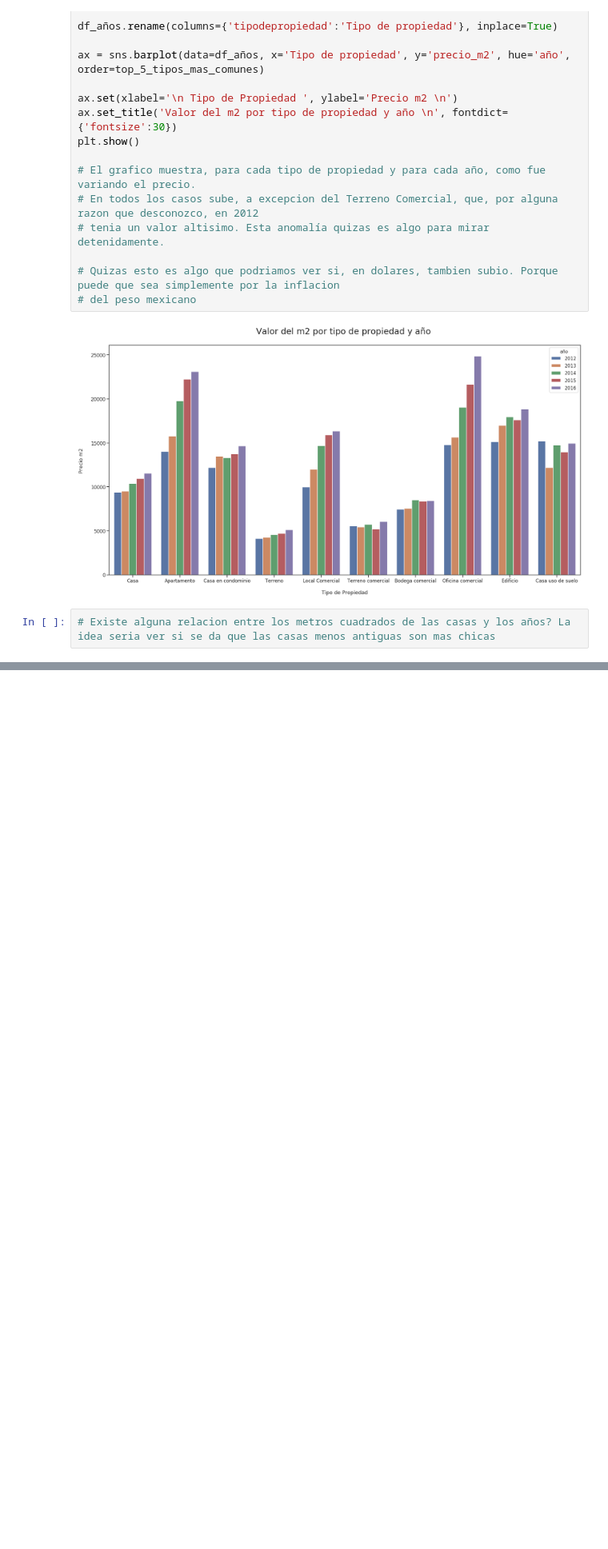
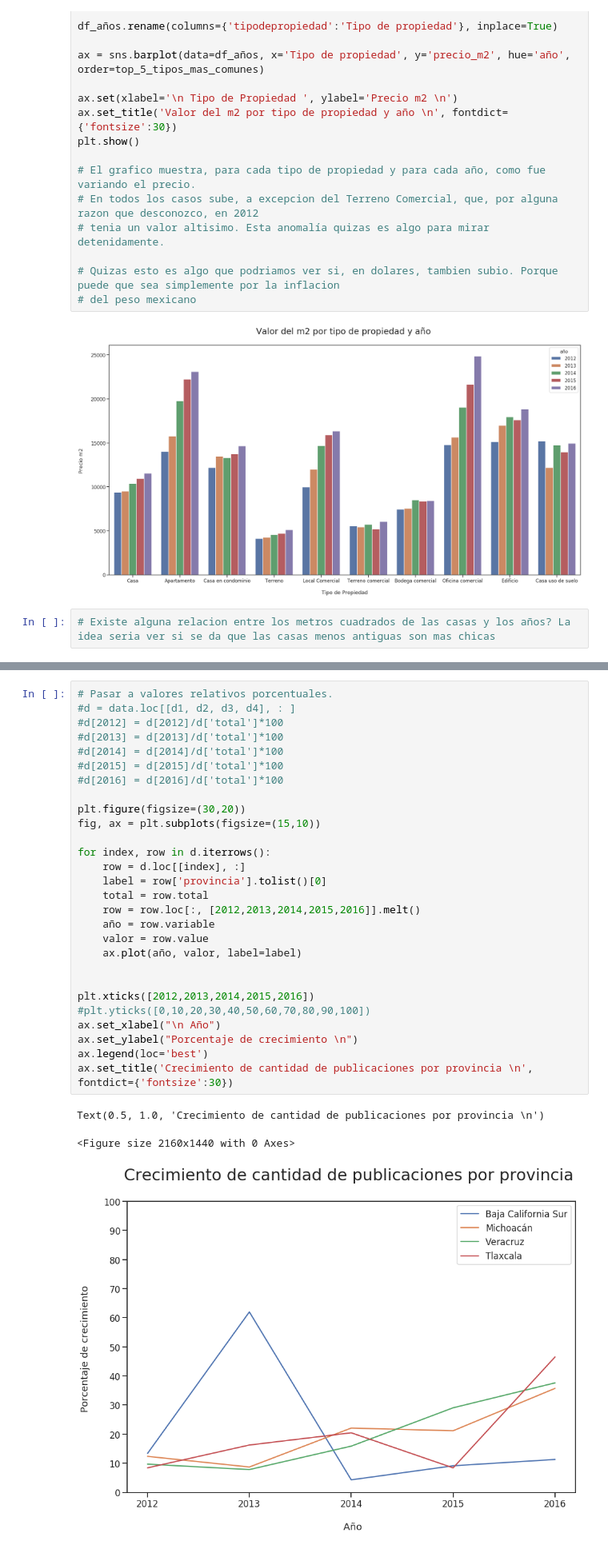
Before and after one commit to JuanCruzCastroLopez/tp1-zonajobs-analysis, a Jupyter notebook: ggp_notebook.ipynb, the cells around one changed output, grey strips where cells are left out. Shown at 80% size. Cells and saved outputs as stored; diff of their text form; blank space fills up the shorter version.

Commit message:
Nueva visualizacion

```diff
--- a/ggp_notebook.ipynb
+++ b/ggp_notebook.ipynb
@@ -527,0 +586,32 @@ plt.show()
+# %%
+# Pasar a valores relativos porcentuales.
+#d = data.loc[[d1, d2, d3, d4], : ]
+#d[2012] = d[2012]/d['total']*100
+#d[2013] = d[2013]/d['total']*100
+#d[2014] = d[2014]/d['total']*100
+#d[2015] = d[2015]/d['total']*100
+#d[2016] = d[2016]/d['total']*100
+
+plt.figure(figsize=(30,20))
+fig, ax = plt.subplots(figsize=(15,10))
+
+for index, row in d.iterrows():
+    row = d.loc[[index], :]
+    label = row['provincia'].tolist()[0]
+    total = row.total
+    row = row.loc[:, [2012,2013,2014,2015,2016]].melt()
+    año = row.variable
+    valor = row.value
+    ax.plot(año, valor, label=label)
+
+
+plt.xticks([2012,2013,2014,2015,2016])
+#plt.yticks([0,10,20,30,40,50,60,70,80,90,100])
+ax.set_xlabel("\n Año")
+ax.set_ylabel("Porcentaje de crecimiento \n")
+ax.legend(loc='best')
+ax.set_title('Crecimiento de cantidad de publicaciones por provincia \n', fontdict={'fontsize':30})
+# %% [output]
+Text(0.5, 1.0, 'Crecimiento de cantidad de publicaciones por provincia \n')
+<Figure size 2160x1440 with 0 Axes>
+[figure, added]
```
Also changed, not shown: parts of 2 cells of this notebook.
